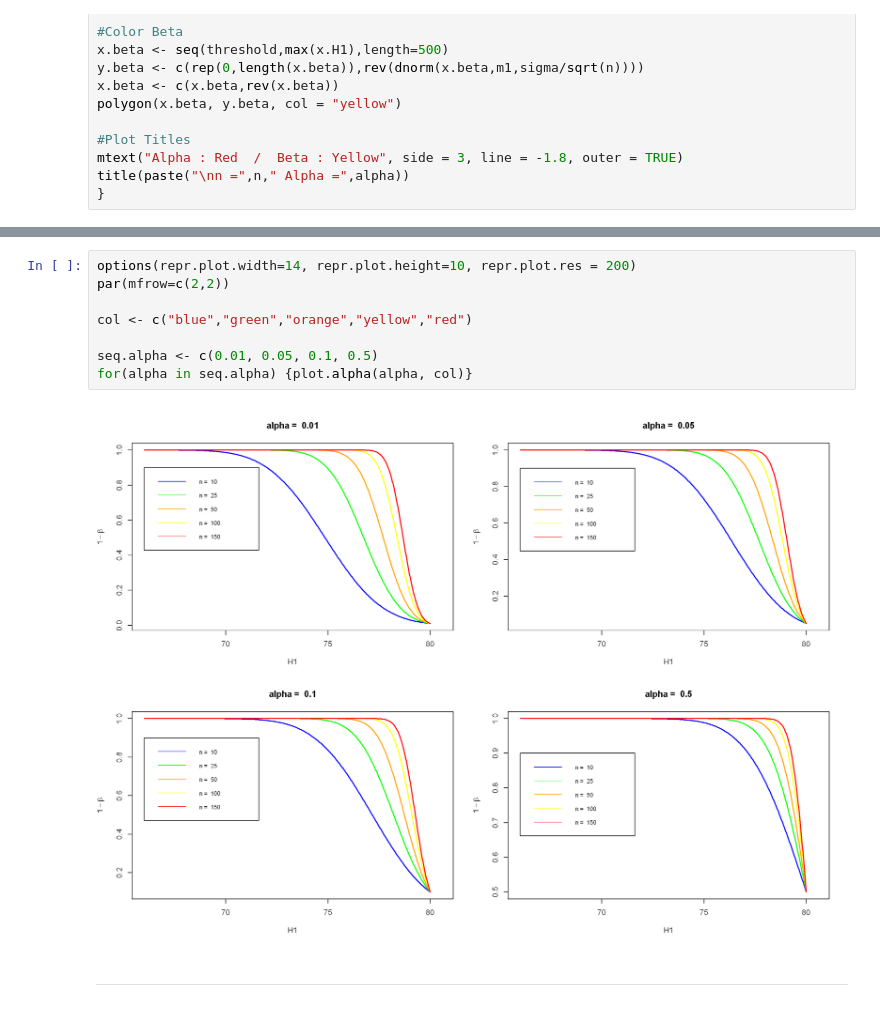
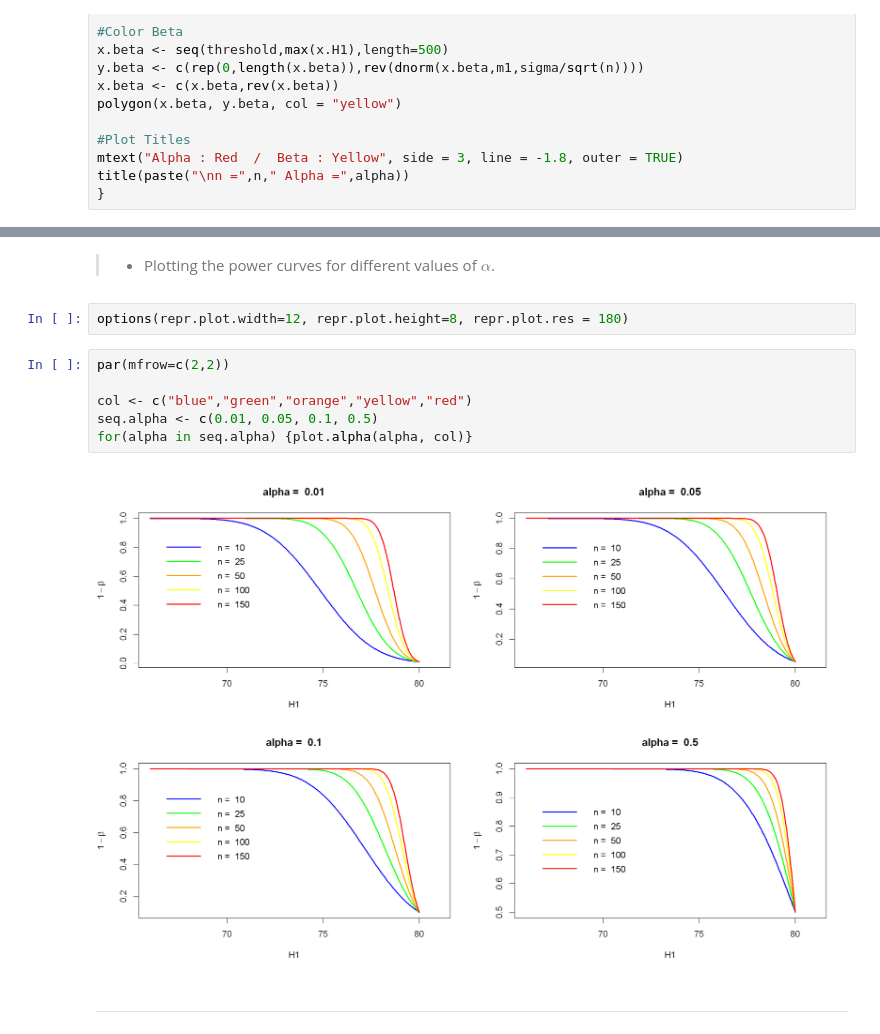
Before and after one commit to mlepicier/statistical-analysis-r, a Jupyter notebook: statistical-analysis-r.ipynb, the cells around one changed output, grey strips where cells are left out. Drawn from its saved outputs; the diff is of its cells as text.

```diff
--- a/statistical-analysis-r.ipynb
+++ b/statistical-analysis-r.ipynb
@@ -402,12 +442,14 @@ for(n in c(25,50,100,150)) {
+# %% [markdown]
+> - Plotting the power curves for different values of $\alpha$.
+# %%
+options(repr.plot.width=12, repr.plot.height=8, repr.plot.res = 180)
 # %%
-options(repr.plot.width=14, repr.plot.height=10, repr.plot.res = 200)
 par(mfrow=c(2,2))
 
 col <- c("blue","green","orange","yellow","red")
-
 seq.alpha <- c(0.01, 0.05, 0.1, 0.5)
 for(alpha in seq.alpha) {plot.alpha(alpha, col)}
 # %% [output]
-[figure, old version]
+[figure, new version]
 # %% [markdown]
 ***
```
Also changed, not shown: parts of 69 cells of this notebook.
